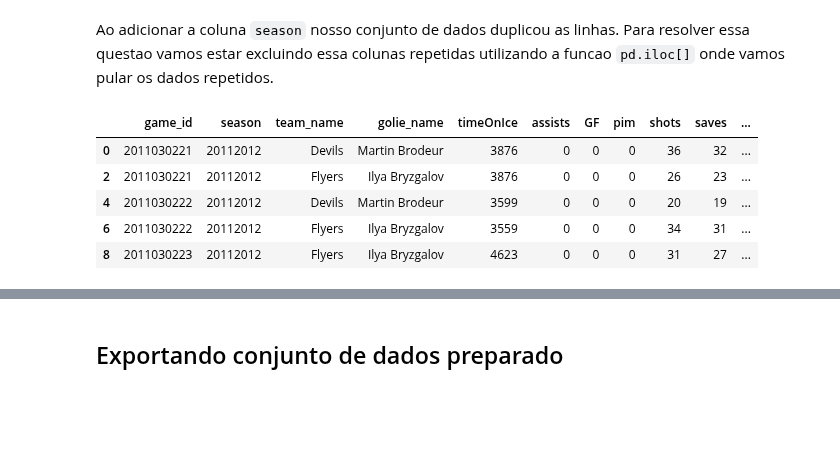
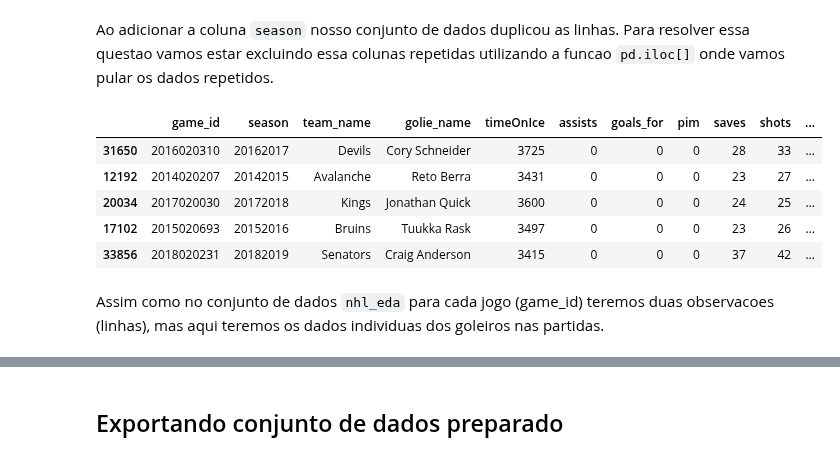
Before and after one commit to DanOakStats/NHL, a Jupyter notebook: data_cleaning.ipynb, the cells around one changed output, grey strips where cells are left out. Saved outputs shown, nothing was run; the diff lists cells and outputs as text; code cells hidden in the pictures; blank space fills up the shorter version.

```diff
--- a/data_cleaning.ipynb
+++ b/data_cleaning.ipynb
@@ -406,7 +346,7 @@ for name in team_list:
                                             (goals_filtered['home_team_id']== name)]['away_goals']
 
     # concatenando as series criadas e convertando em DataFrame
-    GA = pd.concat([gols_tomados_times_mandantes, gols_tomados_times_visitantes]).to_frame(name='GA')
+    GA = pd.concat([gols_tomados_times_mandantes, gols_tomados_times_visitantes]).to_frame(name='goals_against')
 
     # armazenando testeGA ao nosso dict
     series[name] = GA
@@ -430,11 +370,11 @@ Com isso podemos excluir as colunas `'away_team_id','home_team_id','away_goals',
 nhl_eda.drop(['away_team_id','home_team_id','away_goals', 'home_goals'], axis=1, inplace=True)
 # %%
 # reordenando e renomeando colunas
-nhl_eda = nhl_eda[['game_id', 'season', 'type', 'date_time', 'team_id','goals', 'GA',
-                   'HoA','outcome','settled_in', 'head_coach', 'shots', 'hits', 'pim',
+nhl_eda = nhl_eda[['game_id', 'season', 'type', 'date_time', 'team_id','goals', 'goals_against',
+                   'HoA','settled_in', 'head_coach', 'shots', 'hits', 'pim',
                    'powerPlayOpportunities', 'powerPlayGoals', 'faceOffWinPercentage','giveaways',
-                   'takeaways']].rename(columns={'team_id':'team_name',
-                                                 'goals':'GF'})
+                   'takeaways', 'outcome']].rename(columns={'team_id':'team_name',
+                                                 'goals':'goals_for'})
 # %% [markdown]
 Vamos ver como ficou nosso novo conjunto de dados apos todas a mudancas
 # %%
@@ -483,7 +445,7 @@ game_golie_stats['player_id'].replace(player_dict, inplace=True)
 Vamos estar adicionando a coluna de gols tomados. Que vai ser o numero de tiros recebidos (*shots*) menos o numero de defesas (*safes*). Outra coluna que vamos estar inserindo e a `season`.
 # %%
 # add coluna com o numero de gols tomados
-game_golie_stats['GA'] = game_golie_stats['shots'] - game_golie_stats['saves']
+game_golie_stats['goals_against'] = game_golie_stats['shots'] - game_golie_stats['saves']
 
 # add coluna season
 game_golie_stats = pd.merge(left=game_golie_stats, right=season_df, how='left', left_on='game_id', right_on='game_id')
@@ -495,19 +457,20 @@ game_golie_stats = game_golie_stats.iloc[::2]
 # %%
 # reordenando e renomeando as colunas
 game_golie_stats = game_golie_stats[['game_id','season','team_id','player_id','timeOnIce',
-                                     'assists','goals','pim','shots','saves','GA','powerPlaySaves',
-                                     'shortHandedSaves','evenSaves','shortHandedShotsAgainst',
-                                     'evenShotsAgainst','powerPlayShotsAgainst','savePercentage',
-                                     'powerPlaySavePercentage','evenStrengthSavePercentage','decision'
-                                    ]].rename(columns={'goals':'GF', 'team_id':'team_name',
-                                                      'player_id':'golie_name'})
+                                     'assists','goals','pim','saves','shots','goals_against','savePercentage',
+                                     'powerPlaySaves','powerPlayShotsAgainst','powerPlaySavePercentage',
+                                     'decision'
+                                    ]].rename(columns={'goals':'goals_for', 'team_id':'team_name',
+                                                      'player_id':'golie_name', 'decision':'outcome'})
 # %%
 # DF final
-game_golie_stats.head()
+game_golie_stats.sample(5)
 # %% [output]
-|  | game_id | season | team_name | golie_name | timeOnIce | assists | GF | pim | shots | saves | ... |
-| 0 | 2011030221 | 20112012 | Devils | Martin Brodeur | 3876 | 0 | 0 | 0 | 36 | 32 | ... |
-| 2 | 2011030221 | 20112012 | Flyers | Ilya Bryzgalov | 3876 | 0 | 0 | 0 | 26 | 23 | ... |
-| 4 | 2011030222 | 20112012 | Devils | Martin Brodeur | 3599 | 0 | 0 | 0 | 20 | 19 | ... |
-| 6 | 2011030222 | 20112012 | Flyers | Ilya Bryzgalov | 3559 | 0 | 0 | 0 | 34 | 31 | ... |
-| 8 | 2011030223 | 20112012 | Flyers | Ilya Bryzgalov | 4623 | 0 | 0 | 0 | 31 | 27 | ... |
+|  | game_id | season | team_name | golie_name | timeOnIce | assists | goals_for | pim | saves | shots | ... |
+| 31650 | 2016020310 | 20162017 | Devils | Cory Schneider | 3725 | 0 | 0 | 0 | 28 | 33 | ... |
+| 12192 | 2014020207 | 20142015 | Avalanche | Reto Berra | 3431 | 0 | 0 | 0 | 23 | 27 | ... |
+| 20034 | 2017020030 | 20172018 | Kings | Jonathan Quick | 3600 | 0 | 0 | 0 | 24 | 25 | ... |
+| 17102 | 2015020693 | 20152016 | Bruins | Tuukka Rask | 3497 | 0 | 0 | 0 | 23 | 26 | ... |
+| 33856 | 2018020231 | 20182019 | Senators | Craig Anderson | 3415 | 0 | 0 | 0 | 37 | 42 | ... |
+# %% [markdown]
+Assim como no conjunto de dados `nhl_eda` para cada jogo (game_id) teremos duas observacoes (linhas), mas aqui teremos os dados individuas dos goleiros nas partidas.
```
Also changed, not shown: parts of 31 cells of this notebook.
